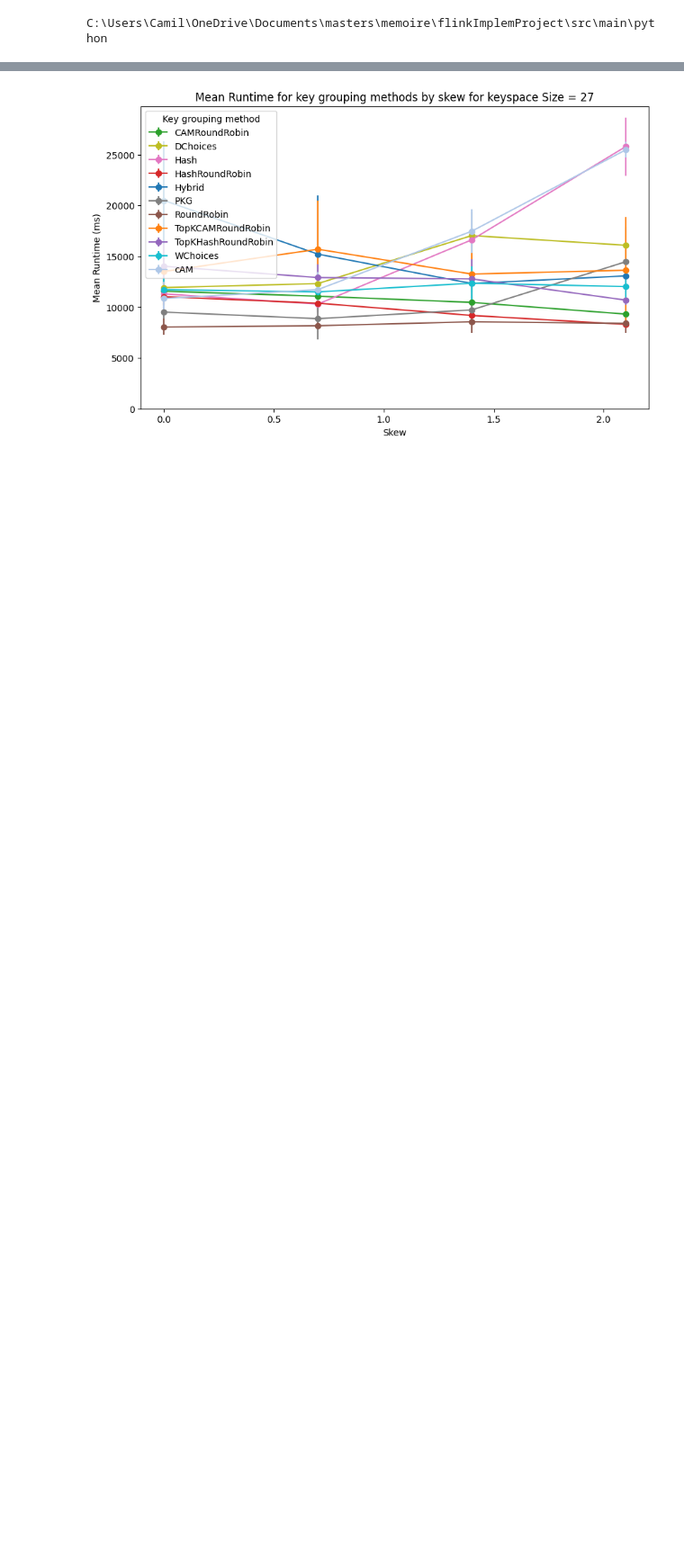
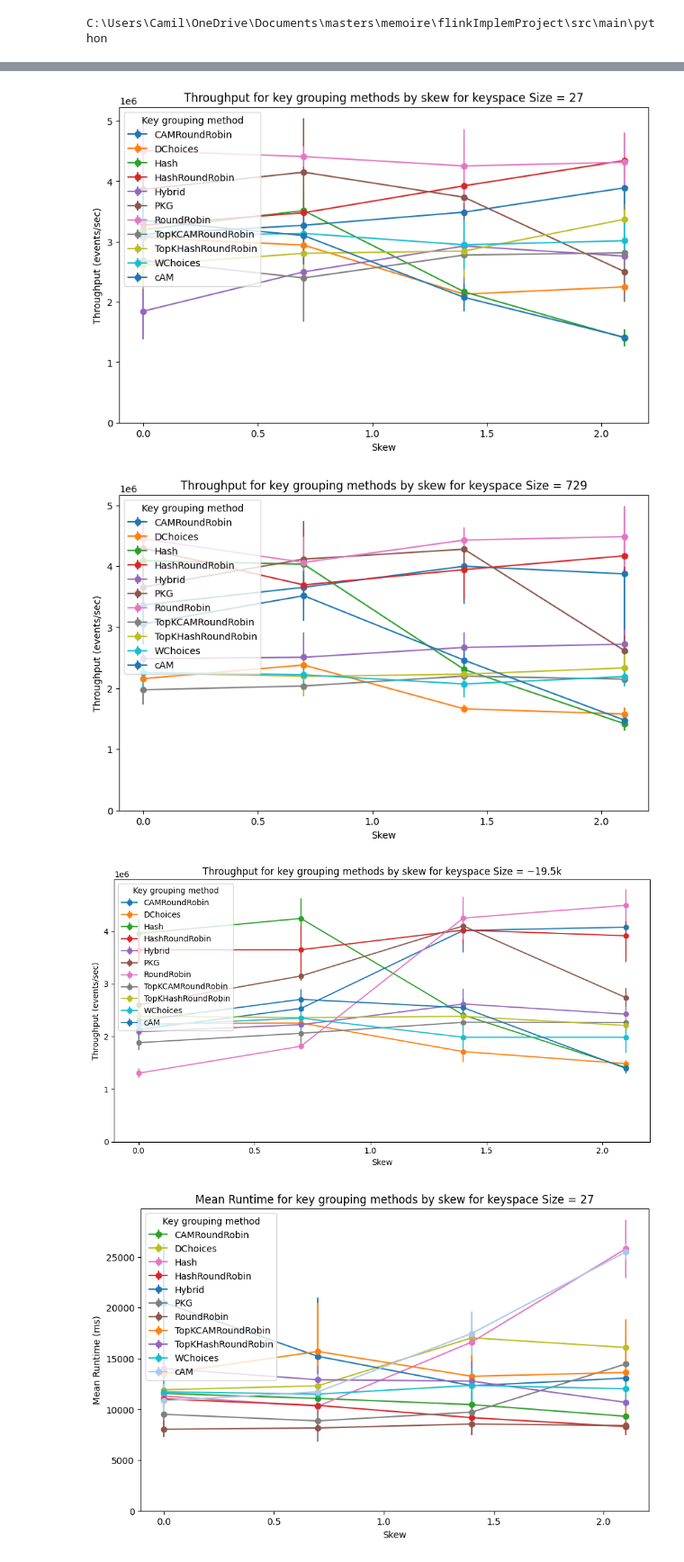
Before and after one commit to camillecaulier/flinkThesisImplem, a Jupyter notebook: src/main/python/multipleExperimentsTestingCode.ipynb, the cells around one changed output, grey strips where cells are left out. Shown at 90% size. Drawn from its saved outputs; the diff is of its cells as text; code cells hidden in the pictures; blank space fills up the shorter version.

```diff
--- a/src/main/python/multipleExperimentsTestingCode.ipynb
+++ b/src/main/python/multipleExperimentsTestingCode.ipynb
@@ -242,35 +226,36 @@ plt.show()
 # %%
 #PLOTS FOR THROUGHPUT
 # Plot for Throughput
-combined_stats['skew'] = combined_stats['skew'].astype(float)
-listOfKeySizes = [27**1, 27**2, "~19.5k"]
-combined_stats = combined_stats.sort_values(by='skew')
 
 for i in range(1, 3+1):
-    keysize_2_data = combined_stats[combined_stats['keySize'] == str(i)].sort_values(by='skew')
+    keysize_2_data = throughput_stats[throughput_stats['keySize'] == i].sort_values(by='skew')
 
     # Set up the plotting area
     fig, ax = plt.subplots(figsize=(10, 6))
 
     # Plot data for each operator
     for name, group in keysize_2_data.groupby('Operator'):
         if not group.empty:
-            ax.errorbar(group['skew'], group['mean'], yerr=group['range']/2, fmt='-o', label=f'{name[4:]}')
+            ax.errorbar(group['skew'], group['mean throughput'], yerr=group['range']/2, fmt='-o', label=f'{name[4:]}')
         else:
             print(f"No data for Operator {name} with keySize == {i}")
 
     # Label the axes and the plot
     ax.set_xlabel('Skew')
     ax.set_ylabel('Throughput (events/sec)')
     ax.set_title('Throughput for key grouping methods by skew for keyspace Size = {}'.format(listOfKeySizes[i-1]))
     ax.legend(title='Key grouping method', loc='upper left')
     # Set the y-axis to start at 0
     ax.set_ylim(bottom=0)
 
     # Show the plot
     plt.savefig("plot_throughput_{}.png".format(i))
 
 plt.tight_layout(rect=[0, 0.03, 1, 0.95])
 plt.show()
+# %% [output]
+[figure, added]
+[figure, added]
+[figure, added]
 # %%
 #PLOTS FOR GINI COEFFICIENT OF INTPUT
```
Also changed, not shown: parts of 7 cells of this notebook, 8 other files.
